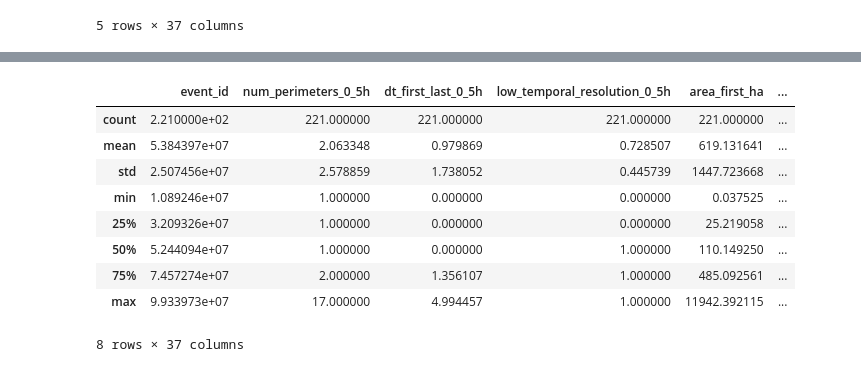
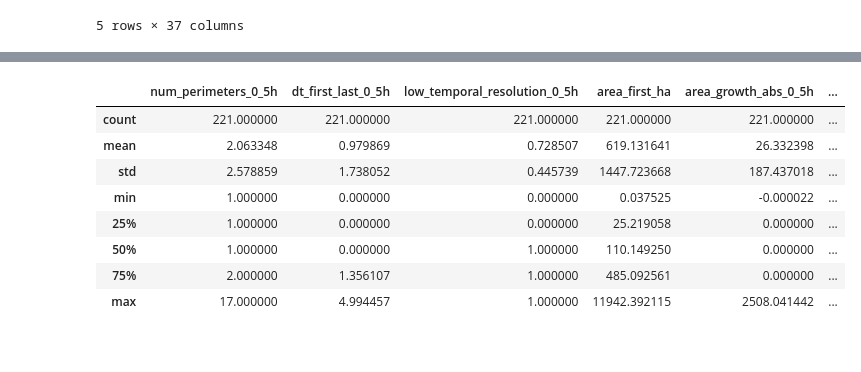
Before and after one commit to IvTole/WiDS2026, a Jupyter notebook: notebooks/EDA.ipynb, the cells around one changed output, grey strips where cells are left out. Drawn from its saved outputs; the diff is of its cells as text; code cells hidden in the pictures.

```diff
--- a/notebooks/EDA.ipynb
+++ b/notebooks/EDA.ipynb
@@ -39,13 +45,13 @@ memory usage: 64.0 KB
 # %%
-df.describe() # Estadísticas descriptivas (media, min, max, etc.)
+# 3. Descriptive Statistics of the dataframe (mean, min, max, etc.)
+df.iloc[:, 1:17].describe() # Part 1
 # %% [output]
-|  | event_id | num_perimeters_0_5h | dt_first_last_0_5h | low_temporal_resolution_0_5h | area_first_ha | ... |
-| count | 2.210000e+02 | 221.000000 | 221.000000 | 221.000000 | 221.000000 | ... |
-| mean | 5.384397e+07 | 2.063348 | 0.979869 | 0.728507 | 619.131641 | ... |
-| std | 2.507456e+07 | 2.578859 | 1.738052 | 0.445739 | 1447.723668 | ... |
-| min | 1.089246e+07 | 1.000000 | 0.000000 | 0.000000 | 0.037525 | ... |
-| 25% | 3.209326e+07 | 1.000000 | 0.000000 | 0.000000 | 25.219058 | ... |
-| 50% | 5.244094e+07 | 1.000000 | 0.000000 | 1.000000 | 110.149250 | ... |
-| 75% | 7.457274e+07 | 2.000000 | 1.356107 | 1.000000 | 485.092561 | ... |
-| max | 9.933973e+07 | 17.000000 | 4.994457 | 1.000000 | 11942.392115 | ... |
+|  | num_perimeters_0_5h | dt_first_last_0_5h | low_temporal_resolution_0_5h | area_first_ha | area_growth_abs_0_5h | ... |
+| count | 221.000000 | 221.000000 | 221.000000 | 221.000000 | 221.000000 | ... |
+| mean | 2.063348 | 0.979869 | 0.728507 | 619.131641 | 26.332398 | ... |
+| std | 2.578859 | 1.738052 | 0.445739 | 1447.723668 | 187.437018 | ... |
+| min | 1.000000 | 0.000000 | 0.000000 | 0.037525 | -0.000022 | ... |
+| 25% | 1.000000 | 0.000000 | 0.000000 | 25.219058 | 0.000000 | ... |
+| 50% | 1.000000 | 0.000000 | 1.000000 | 110.149250 | 0.000000 | ... |
+| 75% | 2.000000 | 1.356107 | 1.000000 | 485.092561 | 0.000000 | ... |
+| max | 17.000000 | 4.994457 | 1.000000 | 11942.392115 | 2508.041442 | ... |
-8 rows × 37 columns
```
Also changed, not shown: parts of 13 cells of this notebook.
